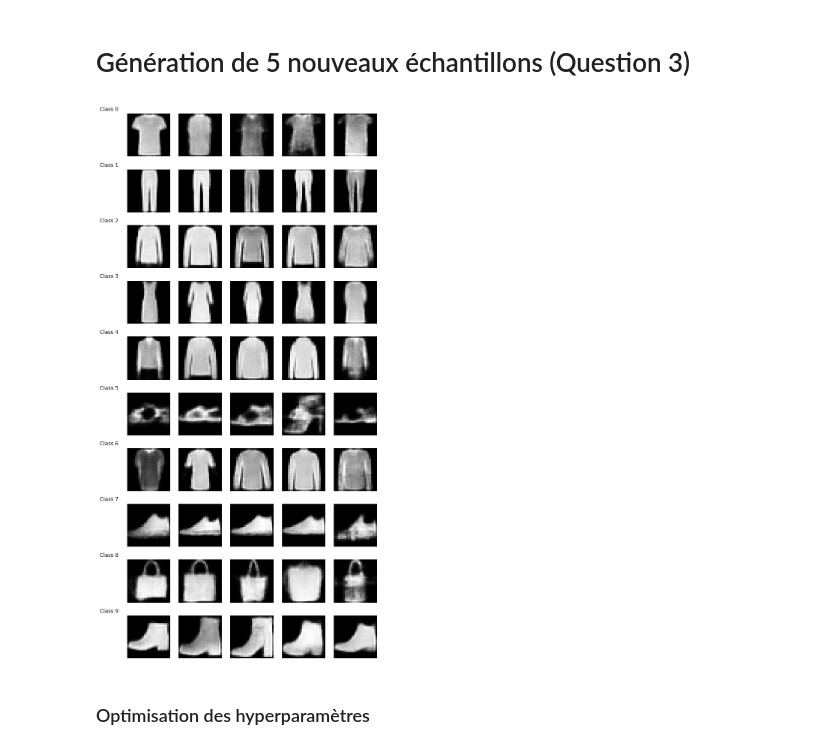
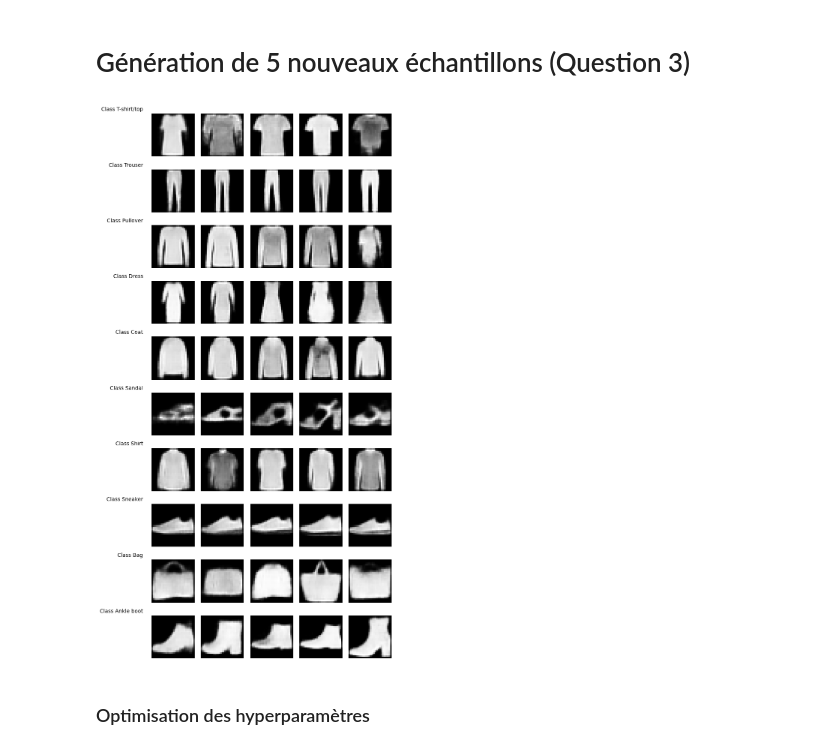
Before and after one commit to albanevergnes/HDDL, a Jupyter notebook: Rapport_Projet2.ipynb, the cells around one changed output. Cells and saved outputs as stored; diff of their text form; code cells hidden in the pictures.

```diff
--- a/Rapport_Projet2.ipynb
+++ b/Rapport_Projet2.ipynb
@@ -565,35 +742,35 @@ def generate_sample_per_class(num_samples=5):
             z = torch.randn(num_samples, cvae.latent_dim).to(device) # z, le bruit, est aléatoire
 
             # 2. Prepare the Condition (c)
             # On crée les labels pour la classe actuelle (ex: [0, 0, 0, 0, 0] pour la première boucle)
             labels = torch.tensor([class_idx] * num_samples).view(-1, 1).to(device) # on choisit la classe ( quel vetement on veut générer)
 
             # On convertit en One-Hot (nécessaire pour le décodeur du CVAE)
             c = torch.zeros(num_samples, num_classes).to(device)
             c.scatter_(1, labels, 1)
 
             # 3. Decode the latent vectors with the condition
             samples = cvae.decode(z, c)
 
             # Reshape pour l'affichage
             samples = samples.cpu().view(num_samples, 28, 28)
 
             # 4. Affichage dans la grille
             for i in range(num_samples):
                 ax[class_idx, i].imshow(samples[i], cmap='gray')
                 ax[class_idx, i].axis('off')
 
                 # Ajout du titre seulement sur la première colonne
                 if i == 0:
-                    ax[class_idx, i].set_title(f"Class {class_idx}", fontsize=10, x=-0.2, ha='right')
+                    ax[class_idx, i].set_title(f"Class { fashion_classes[class_idx]}", fontsize=10, x=-0.2, ha='right')
 
     plt.tight_layout()
     plt.show()
 
 # Lancer la génération
 generate_sample_per_class(num_samples=5)
 # %% [output]
-[figure, old version]
+[figure, new version]
 # %% [markdown]
 ### Optimisation des hyperparamètres
 # %% [markdown]
```
Also changed, not shown: parts of 17 cells of this notebook.
